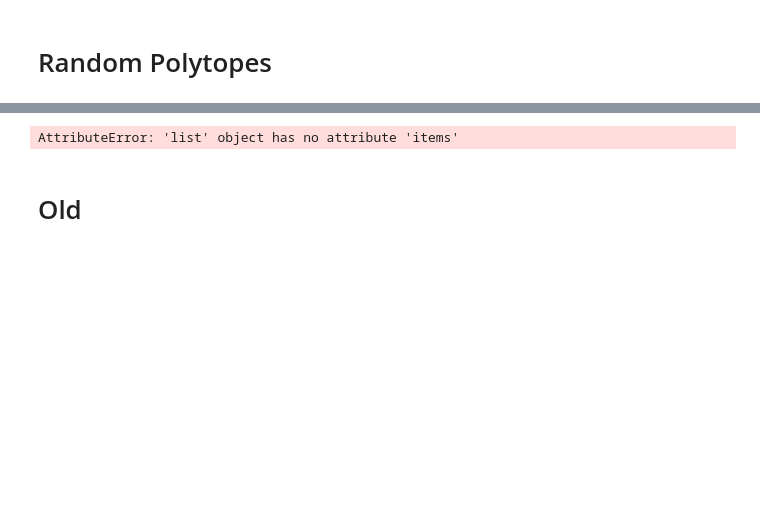
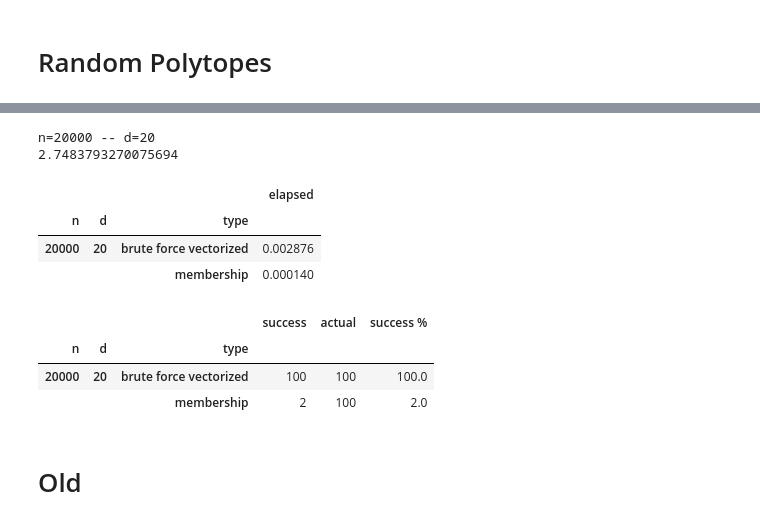
Before and after one commit to van51/polytope-oracles, a Jupyter notebook: experiments.ipynb, the cells around one changed output, grey strips where cells are left out. Drawn from its saved outputs; the diff is of its cells as text; code cells hidden in the pictures; blank space fills up the shorter version.

```diff
--- a/experiments.ipynb
+++ b/experiments.ipynb
@@ -197,9 +215,16 @@ for d in dimensions:
+# %%
+samples = cube_volesti.generate_samples(walk_len = 10, number_of_points = 10,
+                                 number_of_points_to_burn = 1,
+                                 boundary = False, cdhr = True, rdhr = False,
+                                 gaussian = False, set_L = False, billiard = False,
+                                 ball_walk = False, a = 0, L = 0)
+samples
 # %%
 def sample_polytope(P: HPolytope, n_points: int = 100, seed: int = 42):
     points = [list() for _ in range(n_points)]
-    samples = P.generate_samples(walk_len = 5, number_of_points = n_points,
+    samples = P.generate_samples(walk_len = 50, number_of_points = n_points,
                                  number_of_points_to_burn = 50,
-                                 boundary = True, cdhr = True, rdhr = False,
+                                 boundary = False, cdhr = True, rdhr = False,
                                  gaussian = False, set_L = False, billiard = False,
                                  ball_walk = False, a = 0, L = 0)
     return [Query(p, True) for p in samples]
@@ -218,10 +245,30 @@ with open("./random_queries.pickle", "rb") as fin:
     polytope_queries = pickle.load(fin)
 # %%
 results = []
-for side, polytopes in polytope_queries.items():
-    results.append(run_experiments(polytopes))
+#for side, polytopes in polytope_queries:
+results.append(run_experiments(polytope_queries))
 # %% [output]
-AttributeError: 'list' object has no attribute 'items'
+n=20000 -- d=20
+2.7483793270075694
+# %%
+df_time = pd.concat([r[0] for r in results])
+df_time_gb = df_time.groupby(["n", "d", "type"]).mean()
+df_time_gb
+# %% [output]
+|  |  |  | elapsed |
+| n | d | type |  |
+| 20000 | 20 | brute force vectorized | 0.002876 |
+|  |  | membership | 0.000140 |
+# %%
+df_accuracy = pd.concat([r[1] for r in results])
+df_accuracy_gb = df_accuracy.groupby(["n", "d", "type"]).sum()
+df_accuracy_gb['success %'] = df_accuracy_gb["success"] / df_accuracy_gb["actual"] * 100
+df_accuracy_gb
+# %% [output]
+|  |  |  | success | actual | success % |
+| n | d | type |  |  |  |
+| 20000 | 20 | brute force vectorized | 100 | 100 | 100.0 |
+|  |  | membership | 2 | 100 | 2.0 |
 # %% [markdown]
 # Old
 # %%
```
Also changed, not shown: parts of 11 cells of this notebook.
